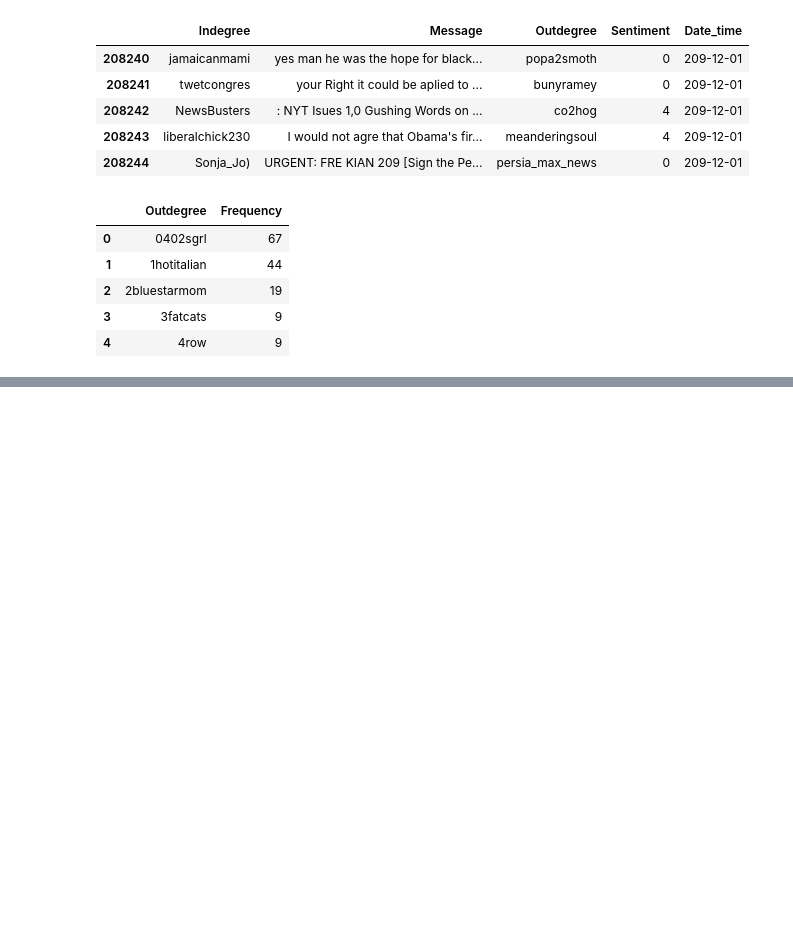
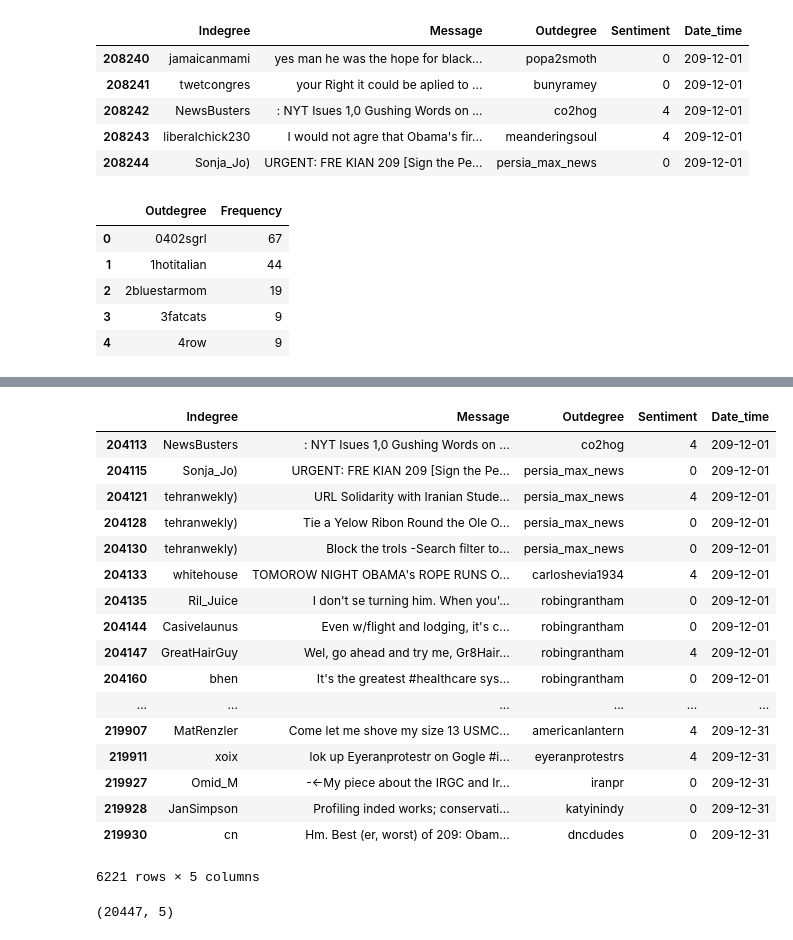
Before and after one commit to richardsop/SNA, a Jupyter notebook: dataMunglingPolitics.ipynb, the cells around one changed output, grey strips where cells are left out. Drawn from its saved outputs; the diff is of its cells as text; code cells hidden in the pictures; blank space fills up the shorter version.

```diff
--- a/dataMunglingPolitics.ipynb
+++ b/dataMunglingPolitics.ipynb
@@ -55,0 +88,21 @@ re.shape
+# %%
+indegr
+# %% [output]
+|  | Indegree | Message | Outdegree | Sentiment | Date_time |
+| 204113 | NewsBusters | : NYT Isues 1,0 Gushing Words on ... | co2hog | 4 | 209-12-01 |
+| 204115 | Sonja_Jo) | URGENT: FRE KIAN 209 [Sign the Pe... | persia_max_news | 0 | 209-12-01 |
+| 204121 | tehranwekly) | URL Solidarity with Iranian Stude... | persia_max_news | 4 | 209-12-01 |
+| 204128 | tehranwekly) | Tie a Yelow Ribon Round the Ole O... | persia_max_news | 0 | 209-12-01 |
+| 204130 | tehranwekly) | Block the trols -Search filter to... | persia_max_news | 0 | 209-12-01 |
+| 204133 | whitehouse | TOMOROW NIGHT OBAMA's ROPE RUNS O... | carloshevia1934 | 4 | 209-12-01 |
+| 204135 | Ril_Juice | I don't se turning him. When you'... | robingrantham | 0 | 209-12-01 |
+| 204144 | Casivelaunus | Even w/flight and lodging, it's c... | robingrantham | 0 | 209-12-01 |
+| 204147 | GreatHairGuy | Wel, go ahead and try me, Gr8Hair... | robingrantham | 4 | 209-12-01 |
+| 204160 | bhen | It's the greatest #healthcare sys... | robingrantham | 0 | 209-12-01 |
+| ... | ... | ... | ... | ... | ... |
+| 219907 | MatRenzler | Come let me shove my size 13 USMC... | americanlantern | 4 | 209-12-31 |
+| 219911 | xoix | lok up Eyeranprotestr on Gogle #i... | eyeranprotestrs | 4 | 209-12-31 |
+| 219927 | Omid_M | -<-My piece about the IRGC and Ir... | iranpr | 0 | 209-12-31 |
+| 219928 | JanSimpson | Profiling inded works; conservati... | katyinindy | 0 | 209-12-31 |
+| 219930 | cn | Hm. Best (er, worst) of 209: Obam... | dncdudes | 0 | 209-12-31 |
+6221 rows × 5 columns
@@ -55,0 +115,4 @@ re.shape
+# %%
+mained.shape
+# %% [output]
+(20447, 5)
```
Also changed, not shown: parts of 11 cells of this notebook.
